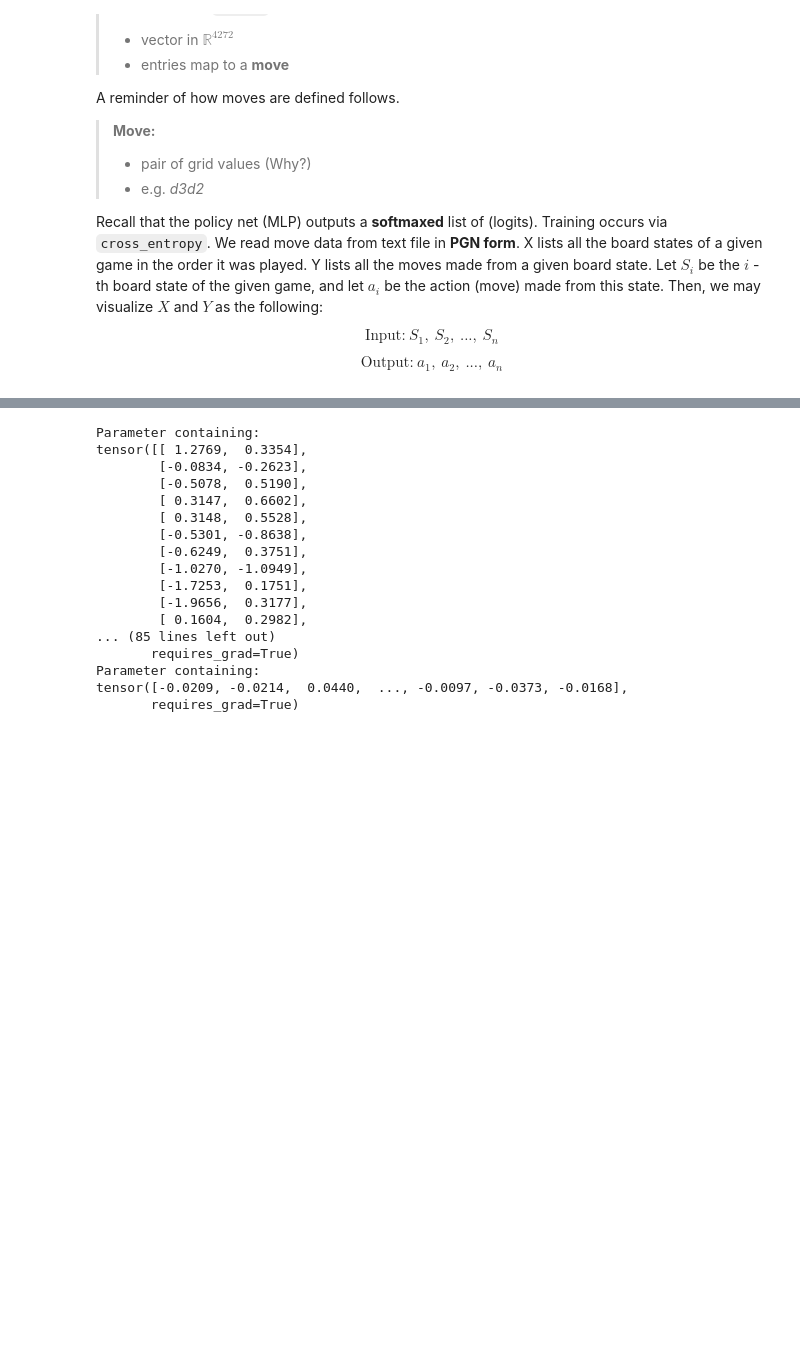
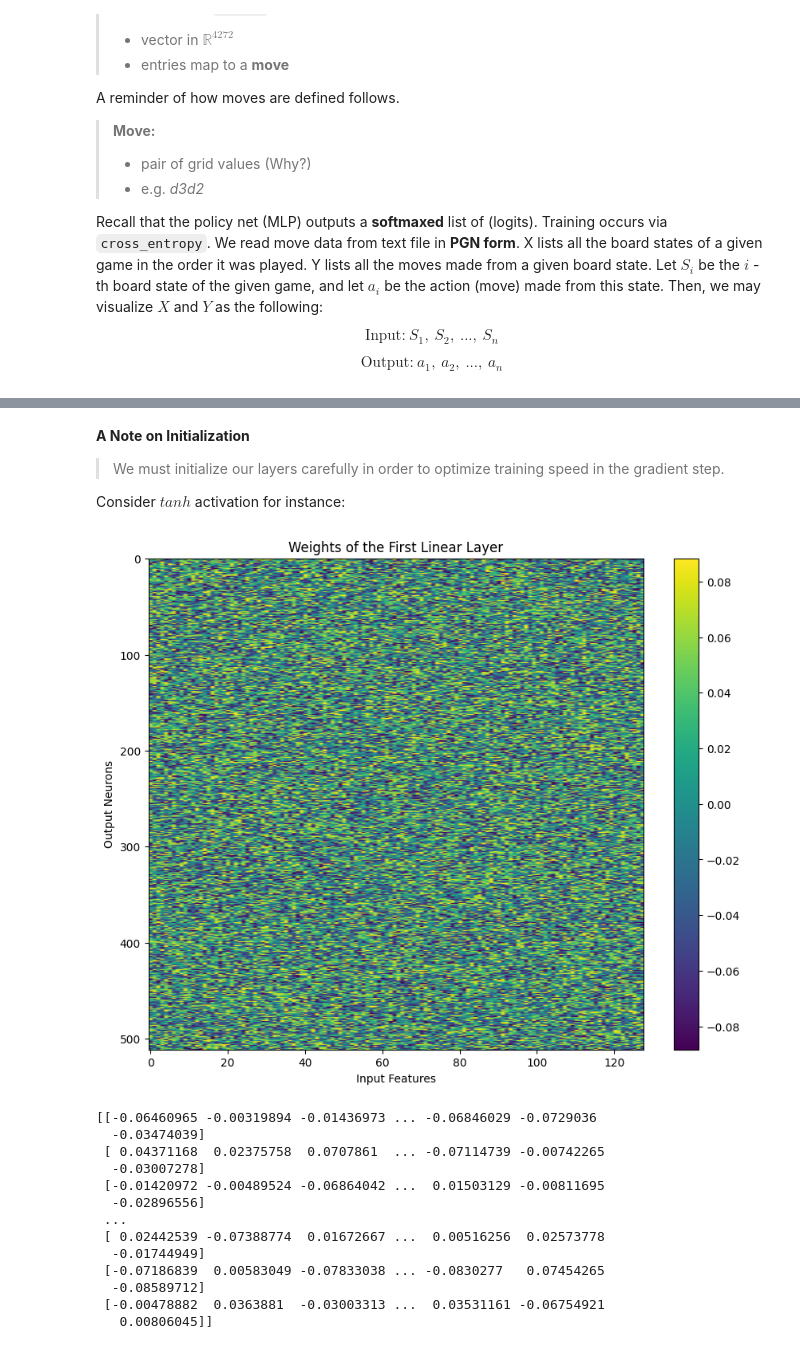
Before and after one commit to ryuFromCaillou/makemorechessmoves, a Jupyter notebook: notebooks/exploration.ipynb, the cells around one changed output, grey strips where cells are left out. Drawn from its saved outputs; the diff is of its cells as text; code cells hidden in the pictures; blank space fills up the shorter version.

```diff
--- a/notebooks/exploration.ipynb
+++ b/notebooks/exploration.ipynb
@@ -299,21 +305,0 @@ Y = torch.tensor(Y)
-# %%
-for param in mlp.parameters():
-    print(param)
-# %% [output]
-Parameter containing:
-tensor([[ 1.2769,  0.3354],
-        [-0.0834, -0.2623],
-        [-0.5078,  0.5190],
-        [ 0.3147,  0.6602],
-        [ 0.3148,  0.5528],
-        [-0.5301, -0.8638],
-        [-0.6249,  0.3751],
-        [-1.0270, -1.0949],
-        [-1.7253,  0.1751],
-        [-1.9656,  0.3177],
-        [ 0.1604,  0.2982],
-... (85 lines left out)
-       requires_grad=True)
-Parameter containing:
-tensor([-0.0209, -0.0214,  0.0440,  ..., -0.0097, -0.0373, -0.0168],
-       requires_grad=True)
@@ -319,0 +313,38 @@ tensor([-0.0209, -0.0214,  0.0440,  ..., -0.0097, -0.0373, -0.0168],
+# %% [markdown]
+**A Note on Initialization**
+
+> We must initialize our layers carefully in order to optimize training speed in the gradient step.
+
+Consider $tanh$ activation for instance:
+# %%
+mlp = PolicyNet(embedding_dim=2)
+g = torch.Generator().manual_seed(2147483647)
+# %%
+# Extract weights from the first linear layer
+weights = mlp.fc[1].weight.detach().numpy()
+
+# Plot the weights as a heatmap
+plt.figure(figsize=(10, 8))
+plt.imshow(weights, aspect='auto', cmap='viridis')
+plt.colorbar()
+plt.title("Weights of the First Linear Layer")
+plt.xlabel("Input Features")
+plt.ylabel("Output Neurons")
+plt.show()
+
+print(weights)
+# %% [output]
+[figure, added]
+[[-0.06460965 -0.00319894 -0.01436973 ... -0.06846029 -0.0729036
+  -0.03474039]
+ [ 0.04371168  0.02375758  0.0707861  ... -0.07114739 -0.00742265
+  -0.03007278]
+ [-0.01420972 -0.00489524 -0.06864042 ...  0.01503129 -0.00811695
+  -0.02896556]
+ ...
+ [ 0.02442539 -0.07388774  0.01672667 ...  0.00516256  0.02573778
+  -0.01744949]
+ [-0.07186839  0.00583049 -0.07833038 ... -0.0830277   0.07454265
+  -0.08589712]
+ [-0.00478882  0.0363881  -0.03003313 ...  0.03531161 -0.06754921
+   0.00806045]]
```
Also changed, not shown: parts of 20 cells of this notebook, 1 other file.
